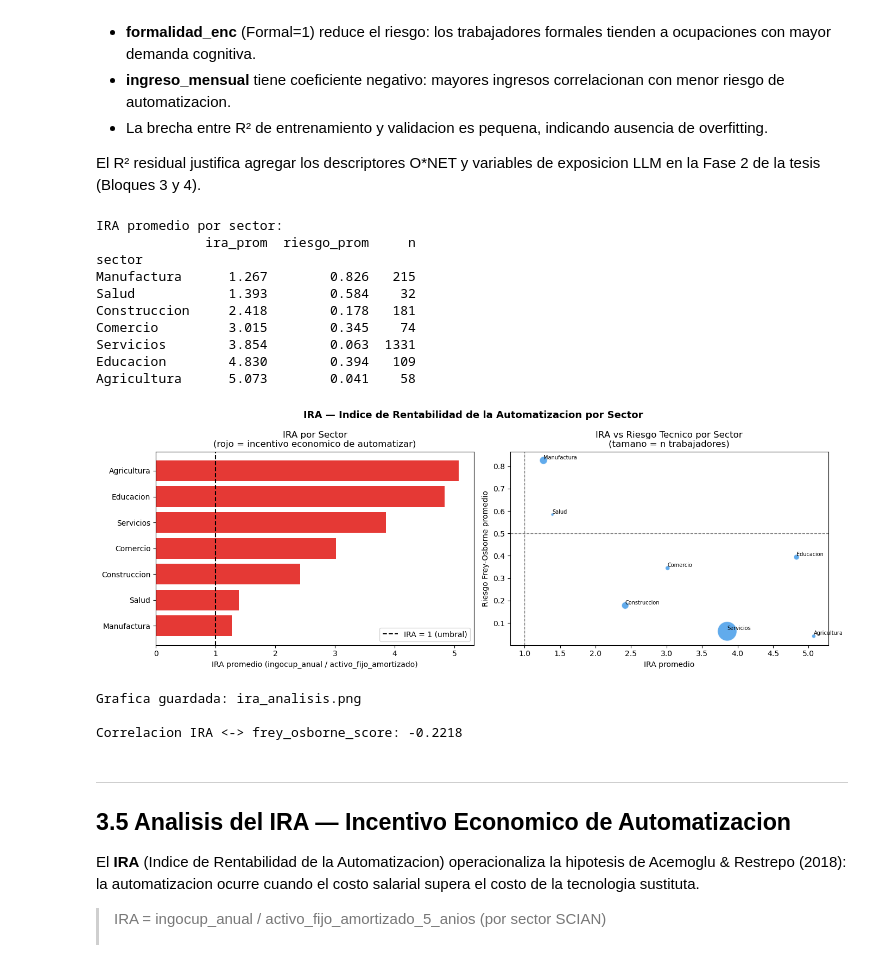
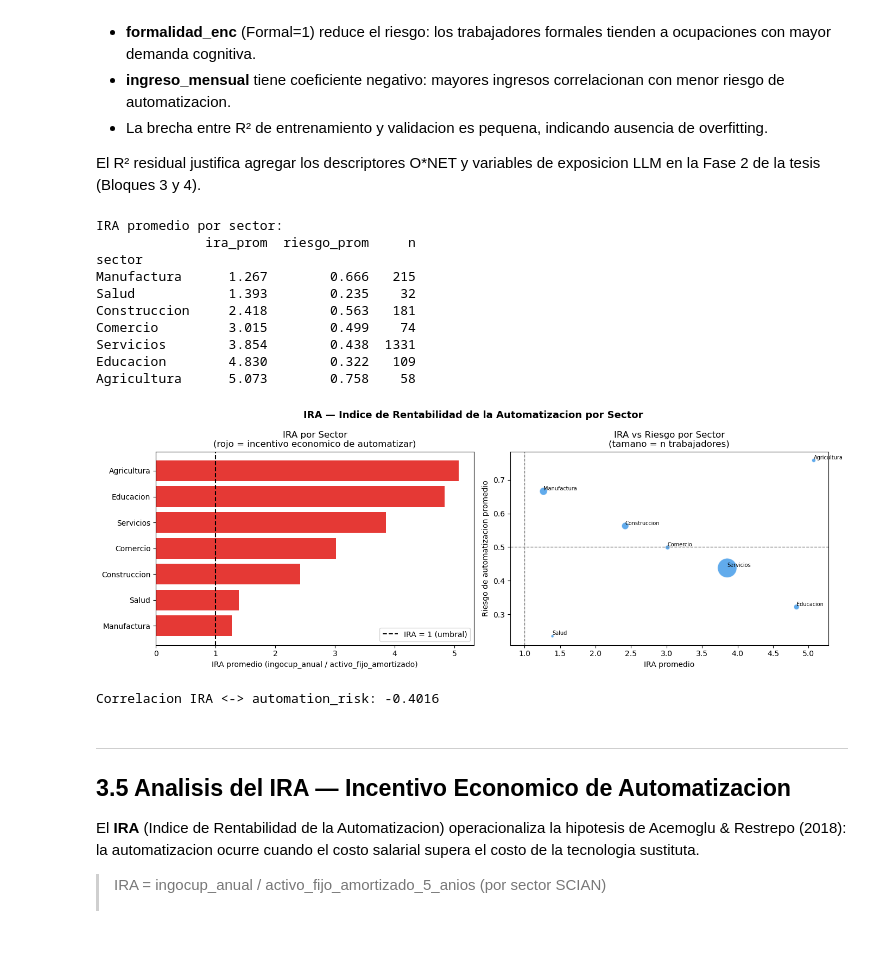
Before and after one commit to Carpuro/mcd_cucea, a Jupyter notebook: 2do-semestre/programacion-ii/proyectos/ProyectoFinal/07_ml_notebook.ipynb, the cells around one changed output. Cells and saved outputs as stored; diff of their text form; code cells hidden in the pictures.

```diff
--- a/2do-semestre/programacion-ii/proyectos/ProyectoFinal/07_ml_notebook.ipynb
+++ b/2do-semestre/programacion-ii/proyectos/ProyectoFinal/07_ml_notebook.ipynb
@@ -256,65 +251,53 @@ independientemente de la descripcion especifica de su tarea:
 El R² residual justifica agregar los descriptores O*NET y variables de
 exposicion LLM en la Fase 2 de la tesis (Bloques 3 y 4).
 # %%
-# IRA por sector: distribucion y relacion con riesgo tecnico
 ira_sector = df.groupby('sector').agg(
     ira_prom=('ira', 'mean'),
-    riesgo_prom=('frey_osborne_score', 'mean'),
+    riesgo_prom=('automation_risk', 'mean'),
     n=('id_trabajador', 'count')
 ).sort_values('ira_prom', ascending=True).round(3)
 
 print('IRA promedio por sector:')
 print(ira_sector)
 
 fig, axes = plt.subplots(1, 2, figsize=(14, 5))
 fig.suptitle('IRA — Indice de Rentabilidad de la Automatizacion por Sector',
              fontsize=13, fontweight='bold')
 
-# IRA por sector
 colors_bar = ['#E53935' if v > 1 else '#43A047' for v in ira_sector['ira_prom']]
 axes[0].barh(ira_sector.index, ira_sector['ira_prom'], color=colors_bar)
 axes[0].axvline(x=1, color='black', linewidth=1.5, linestyle='--', label='IRA = 1 (umbral)')
 axes[0].set_xlabel('IRA promedio (ingocup_anual / activo_fijo_amortizado)')
 axes[0].set_title('IRA por Sector\n(rojo = incentivo economico de automatizar)')
 axes[0].legend()
 
-# IRA vs riesgo tecnico: la paradoja de la agricultura
-scatter = axes[1].scatter(
-    ira_sector['ira_prom'],
-    ira_sector['riesgo_prom'],
-    s=ira_sector['n'] * 0.5,
-    alpha=0.7, color='#1E88E5', edgecolors='white'
-)
+axes[1].scatter(ira_sector['ira_prom'], ira_sector['riesgo_prom'],
+                s=ira_sector['n'] * 0.5, alpha=0.7, color='#1E88E5', edgecolors='white')
 for sector, row in ira_sector.iterrows():
-    axes[1].annotate(sector, (row['ira_prom'], row['riesgo_prom']),
-                     fontsize=7, ha='left', va='bottom')
+    axes[1].annotate(sector, (row['ira_prom'], row['riesgo_prom']), fontsize=7, ha='left', va='bottom')
 axes[1].axvline(x=1, color='gray', linewidth=1, linestyle='--')
 axes[1].axhline(y=0.5, color='gray', linewidth=1, linestyle='--')
 axes[1].set_xlabel('IRA promedio')
-axes[1].set_ylabel('Riesgo Frey-Osborne promedio')
-axes[1].set_title('IRA vs Riesgo Tecnico por Sector\n(tamano = n trabajadores)')
+axes[1].set_ylabel('Riesgo de automatizacion promedio')
+axes[1].set_title('IRA vs Riesgo por Sector\n(tamano = n trabajadores)')
 
 plt.tight_layout()
 plt.savefig('ira_analisis.png', dpi=150, bbox_inches='tight')
 plt.show()
-print('Grafica guardada: ira_analisis.png')
-print()
-print('Correlacion IRA <-> frey_osborne_score:', round(df['ira'].corr(df['frey_osborne_score']), 4))
+print('Correlacion IRA <-> automation_risk:', round(df['ira'].corr(df['automation_risk']), 4))
 # %% [output]
 IRA promedio por sector:
               ira_prom  riesgo_prom     n
 sector
-Manufactura      1.267        0.826   215
-Salud            1.393        0.584    32
-Construccion     2.418        0.178   181
-Comercio         3.015        0.345    74
-Servicios        3.854        0.063  1331
-Educacion        4.830        0.394   109
-Agricultura      5.073        0.041    58
+Manufactura      1.267        0.666   215
+Salud            1.393        0.235    32
+Construccion     2.418        0.563   181
+Comercio         3.015        0.499    74
+Servicios        3.854        0.438  1331
+Educacion        4.830        0.322   109
+Agricultura      5.073        0.758    58
-[figure, old version]
+[figure, new version]
-Grafica guardada: ira_analisis.png
-
-Correlacion IRA <-> frey_osborne_score: -0.2218
+Correlacion IRA <-> automation_risk: -0.4016
 # %% [markdown]
 ---
 ## 3.5 Analisis del IRA — Incentivo Economico de Automatizacion
```
Also changed, not shown: parts of 9 cells of this notebook.
